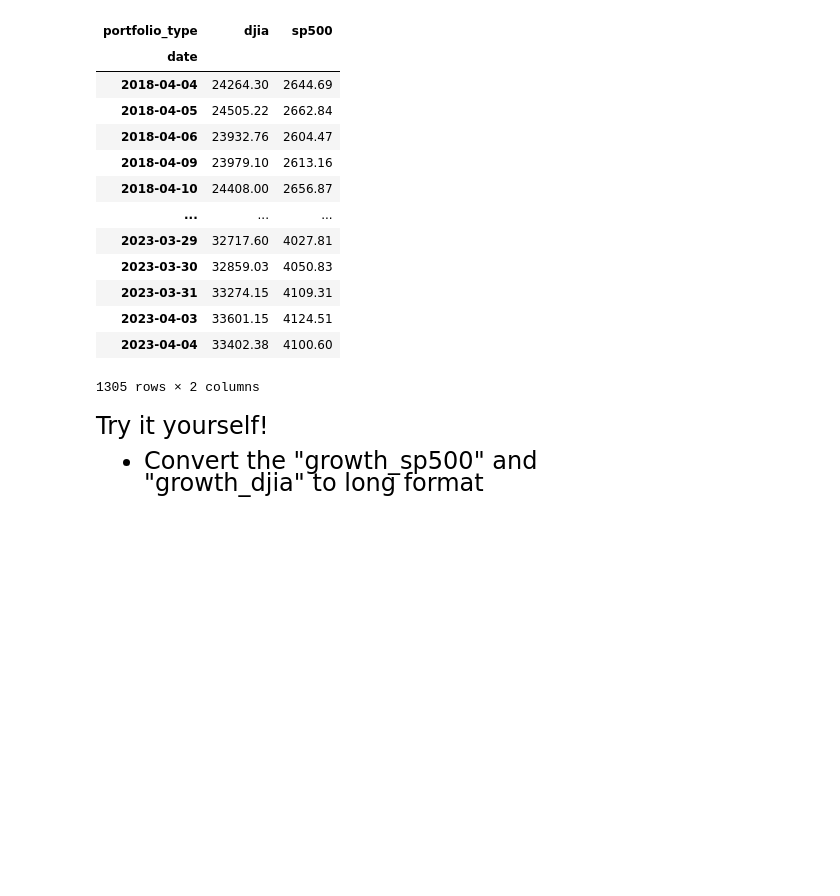
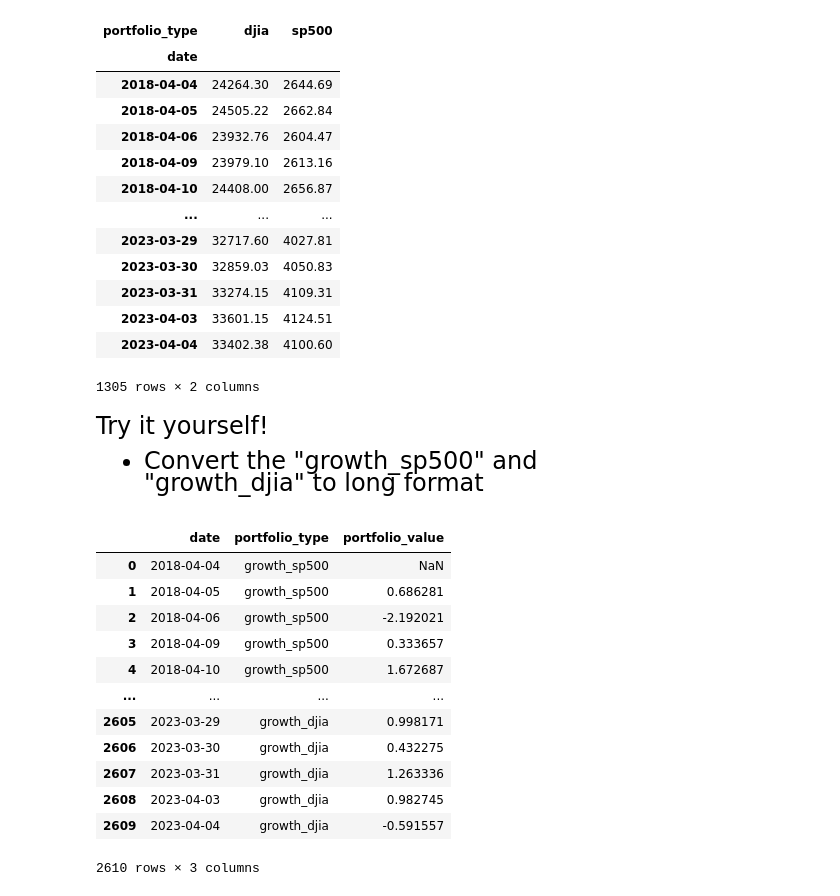
Before and after one commit to alejandrosanchezbecerra/qtm151spring2024, a Jupyter notebook: lecture_22/lecture_22.ipynb, the cells around one changed output. Saved outputs shown, nothing was run; the diff lists cells and outputs as text; code cells hidden in the pictures; blank space fills up the shorter version.

```diff
--- a/lecture_22/lecture_22.ipynb
+++ b/lecture_22/lecture_22.ipynb
@@ -255,6 +348,9 @@ Try it yourself!
 or below -4\%
 # %%
 # Write your own code
+
+
+financial["bool_ex"] = financial["growth_djia"] > 5
 # %% [markdown]
 # <span style="color:darkblue"> IV. Wide and Long Format </span>
 
@@ -350,3 +446,25 @@ Try it yourself!
 # %%
 # Write your own code
 # Note: You can give any custom value to "var_name" or "value_name"
+
+financial_long = pd.melt(financial,
+                         var_name = "portfolio_type",
+                         value_name = "portfolio_value",
+                         id_vars='date',
+                         value_vars=['growth_sp500','growth_djia'])
+
+financial_long
+# %% [output]
+|  | date | portfolio_type | portfolio_value |
+| 0 | 2018-04-04 | growth_sp500 | NaN |
+| 1 | 2018-04-05 | growth_sp500 | 0.686281 |
+| 2 | 2018-04-06 | growth_sp500 | -2.192021 |
+| 3 | 2018-04-09 | growth_sp500 | 0.333657 |
+| 4 | 2018-04-10 | growth_sp500 | 1.672687 |
+| ... | ... | ... | ... |
+| 2605 | 2023-03-29 | growth_djia | 0.998171 |
+| 2606 | 2023-03-30 | growth_djia | 0.432275 |
+| 2607 | 2023-03-31 | growth_djia | 1.263336 |
+| 2608 | 2023-04-03 | growth_djia | 0.982745 |
+| 2609 | 2023-04-04 | growth_djia | -0.591557 |
+2610 rows × 3 columns
```
Also changed, not shown: parts of 11 cells of this notebook.
